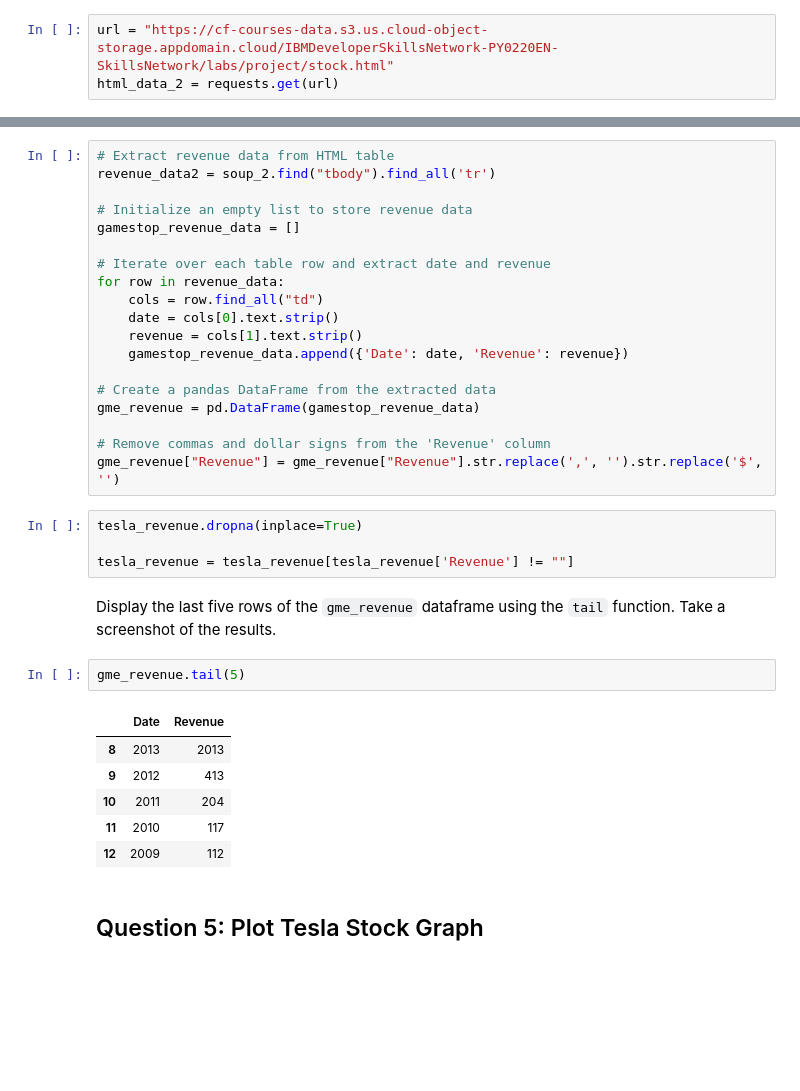
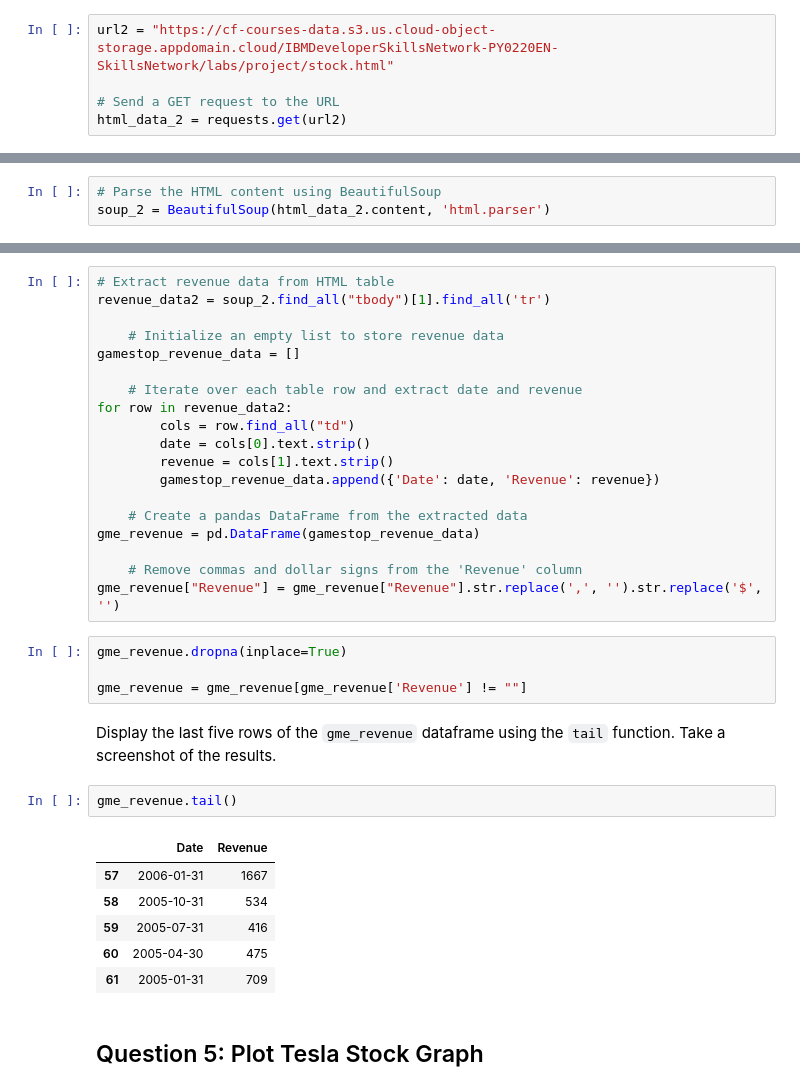
Before and after one commit to Ukandu20/Python, a Jupyter notebook: Final Assignment-v2.ipynb, the cells around one changed output, grey strips where cells are left out. Cells and saved outputs as stored; diff of their text form; blank space fills up the shorter version.

```diff
--- a/Final Assignment-v2.ipynb
+++ b/Final Assignment-v2.ipynb
@@ -196,7 +195,9 @@ gme_data.head(5)
 # %% [markdown]
 Use the `requests` library to download the webpage https://cf-courses-data.s3.us.cloud-object-storage.appdomain.cloud/IBMDeveloperSkillsNetwork-PY0220EN-SkillsNetwork/labs/project/stock.html. Save the text of the response as a variable named `html_data_2`.
 # %%
-url = "https://cf-courses-data.s3.us.cloud-object-storage.appdomain.cloud/IBMDeveloperSkillsNetwork-PY0220EN-SkillsNetwork/labs/project/stock.html"
-html_data_2 = requests.get(url)
+url2 = "https://cf-courses-data.s3.us.cloud-object-storage.appdomain.cloud/IBMDeveloperSkillsNetwork-PY0220EN-SkillsNetwork/labs/project/stock.html"
+
+# Send a GET request to the URL
+html_data_2 = requests.get(url2)
 # %% [markdown]
 Parse the html data using `beautiful_soup` using parser i.e `html5lib` or `html.parser`.
@@ -205,3 +204,6 @@ soup_2 = BeautifulSoup(html_data_2.text, 'html.parser')
+# %%
+# Parse the HTML content using BeautifulSoup
+soup_2 = BeautifulSoup(html_data_2.content, 'html.parser')
 # %% [markdown]
 Using `BeautifulSoup` or the `read_html` function extract the table with `GameStop Revenue` and store it into a dataframe named `gme_revenue`. The dataframe should have columns `Date` and `Revenue`. Make sure the comma and dollar sign is removed from the `Revenue` column.
 # %% [markdown]
@@ -223,38 +225,38 @@ If you want to use the read_html function the table is located at index 1
 </details>
 # %%
 # Extract revenue data from HTML table
-revenue_data2 = soup_2.find("tbody").find_all('tr')
+revenue_data2 = soup_2.find_all("tbody")[1].find_all('tr')
 
-# Initialize an empty list to store revenue data
+    # Initialize an empty list to store revenue data
 gamestop_revenue_data = []
 
-# Iterate over each table row and extract date and revenue
-for row in revenue_data:
-    cols = row.find_all("td")
-    date = cols[0].text.strip()
-    revenue = cols[1].text.strip()
-    gamestop_revenue_data.append({'Date': date, 'Revenue': revenue})
+    # Iterate over each table row and extract date and revenue
+for row in revenue_data2:
+        cols = row.find_all("td")
+        date = cols[0].text.strip()
+        revenue = cols[1].text.strip()
+        gamestop_revenue_data.append({'Date': date, 'Revenue': revenue})
 
-# Create a pandas DataFrame from the extracted data
+    # Create a pandas DataFrame from the extracted data
 gme_revenue = pd.DataFrame(gamestop_revenue_data)
 
-# Remove commas and dollar signs from the 'Revenue' column
+    # Remove commas and dollar signs from the 'Revenue' column
 gme_revenue["Revenue"] = gme_revenue["Revenue"].str.replace(',', '').str.replace('$', '')
 # %%
-tesla_revenue.dropna(inplace=True)
+gme_revenue.dropna(inplace=True)
 
-tesla_revenue = tesla_revenue[tesla_revenue['Revenue'] != ""]
+gme_revenue = gme_revenue[gme_revenue['Revenue'] != ""]
 # %% [markdown]
 Display the last five rows of the `gme_revenue` dataframe using the `tail` function. Take a screenshot of the results.
 # %%
-gme_revenue.tail(5)
+gme_revenue.tail()
 # %% [output]
 |  | Date | Revenue |
-| 8 | 2013 | 2013 |
-| 9 | 2012 | 413 |
-| 10 | 2011 | 204 |
-| 11 | 2010 | 117 |
-| 12 | 2009 | 112 |
+| 57 | 2006-01-31 | 1667 |
+| 58 | 2005-10-31 | 534 |
+| 59 | 2005-07-31 | 416 |
+| 60 | 2005-04-30 | 475 |
+| 61 | 2005-01-31 | 709 |
 # %% [markdown]
 ## Question 5: Plot Tesla Stock Graph
 # %% [markdown]
```
Also changed, not shown: parts of 6 cells of this notebook.
